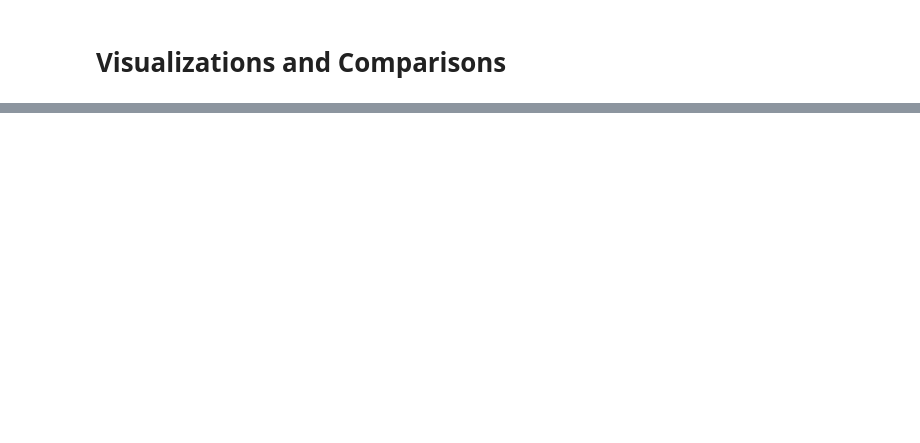
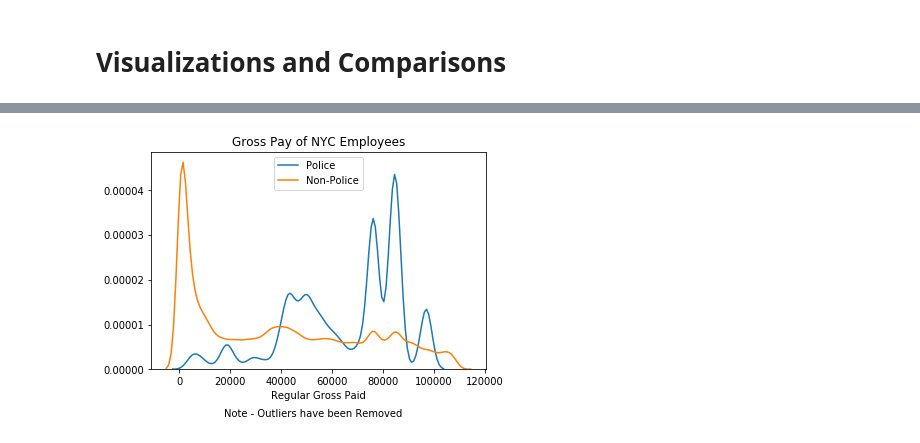
Before and after one commit to mitchell-jones/ny-police-data, a Jupyter notebook: NY Public Record Data Exploration 2016 - 2019.ipynb, the cells around one changed output, grey strips where cells are left out. Cells and saved outputs as stored; diff of their text form; code cells hidden in the pictures; blank space fills up the shorter version.

```diff
--- a/NY Public Record Data Exploration 2016 - 2019.ipynb
+++ b/NY Public Record Data Exploration 2016 - 2019.ipynb
@@ -272,0 +262,15 @@ sns.distplot(payroll['Regular Gross Paid'])
+# %%
+# Base Salary is 0 for many hourly workers, a better measure may be Regular Gross Paid
+
+x = payroll[payroll['Police Officer'] == True]['Regular Gross Paid']
+y = x[x.between(x.quantile(.05), x.quantile(.95))]
+sns.distplot(y, hist = False, label ='Police')
+x = payroll[payroll['Police Officer'] == False]['Regular Gross Paid']
+y = x[x.between(x.quantile(.05), x.quantile(.95))]
+sns.distplot(y, hist = False, label = 'Non-Police')
+plt.title('Gross Pay of NYC Employees')
+txt = 'Note - Outliers have been Removed'
+plt.figtext(0.5, -.04, txt, wrap=True, horizontalalignment='center', fontsize=10)
+plt.show()
+# %% [output]
+[figure, added]
```
Also changed, not shown: parts of 12 cells of this notebook.
